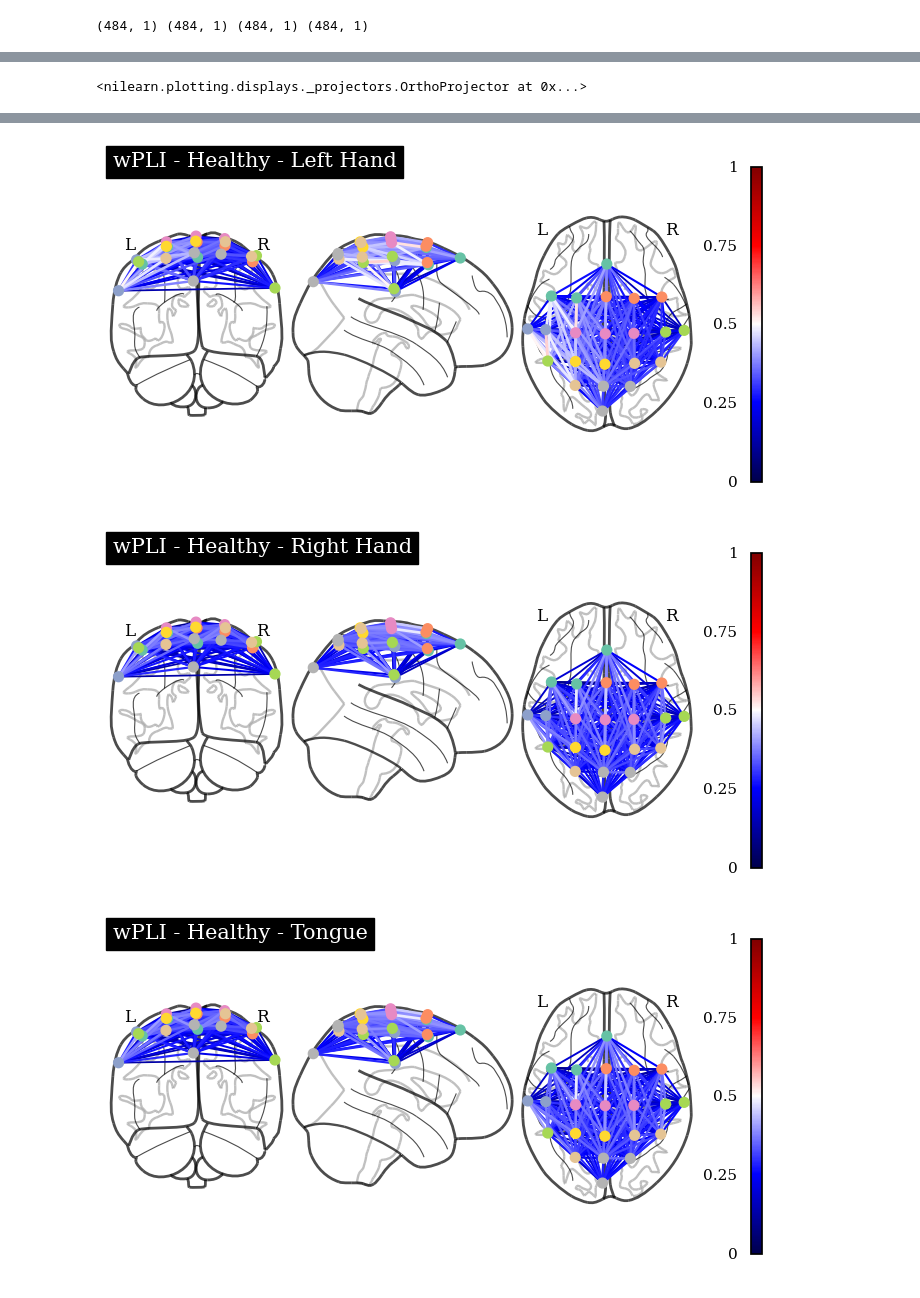
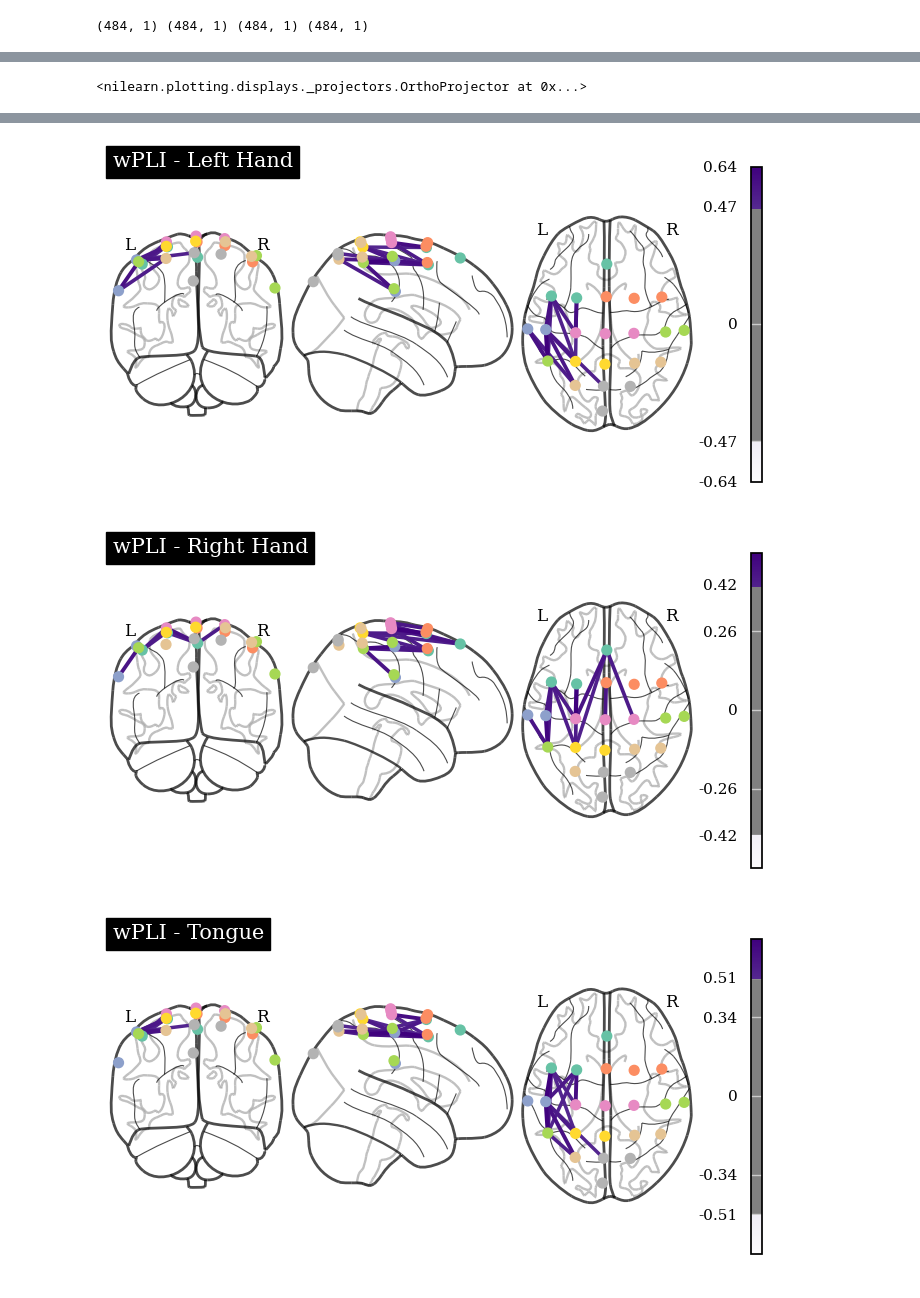
Before and after one commit to MatthewChen37/MATH8803-Final-Project, a Jupyter notebook: DirectedConnectivity.ipynb, the cells around one changed output, grey strips where cells are left out. Saved outputs shown, nothing was run; the diff lists cells and outputs as text; code cells hidden in the pictures.

```diff
--- a/DirectedConnectivity.ipynb
+++ b/DirectedConnectivity.ipynb
@@ -84,3 +85,12 @@ Index(['subject', 'session', 'run'], dtype='object')
 (576, 3)
 <class 'pandas.core.frame.DataFrame'>
 (576, 22, 1001) (576,) <class 'numpy.ndarray'> <class 'numpy.ndarray'> None None
+# %%
+subjects = [1]
+with warnings.catch_warnings(action="ignore"):
+	epochs, y, metadata = paradigm.get_data(dataset=datasetMotorImagery, subjects=subjects, return_epochs=True)
+
+# Plot the sensor locations
+sens_loc = [epochs.info["chs"][k]["loc"][:3] for k in range(len(epochs.info.get_channel_types()))]
+sens_loc = np.array(sens_loc)
+print(sens_loc.shape)
@@ -89,10 +146,10 @@ feet_indices = np.where(y == "feet")[0]
 left_hand_indices = np.where(y == "left_hand")[0]
 right_hand_indices = np.where(y == "right_hand")[0]
 tongue_indices = np.where(y == "tongue")[0]
-X_feet = X[feet_indices, :, :]
-X_left_hand = X[left_hand_indices, :, :]
-X_right_hand = X[right_hand_indices, :, :]
-X_tongue = X[tongue_indices, :, :]
+X_feet = X[feet_indices, :, :300]
+X_left_hand = X[left_hand_indices, :, :300]
+X_right_hand = X[right_hand_indices, :, :300]
+X_tongue = X[tongue_indices, :, :300]
 
 print(X_feet.shape, X_left_hand.shape, X_right_hand.shape, X_tongue.shape)
 # %% [output]
@@ -228,7 +296,7 @@ conn_right_hand_wpli = spectral_connectivity_epochs(
 )
 
 conn_tongue_wpli = spectral_connectivity_epochs(
-	X_right_hand,
+	X_tongue,
 	method="wpli",
 	sfreq=250,
 	fmin=8, # So we get at least 5 cycles
@@ -282,7 +350,7 @@ print((conn_tongue_wpli_np > 0.5).sum())
 # %%
-plotting.plot_connectome(conn_feet_wpli_np_symm, EEG_Locations_list, title="wPLI - Healthy - Feet", edge_cmap = colormaps['seismic'], edge_vmin=0, edge_vmax=1, colorbar=True)
-plotting.plot_connectome(conn_left_hand_wpli_np_symm, EEG_Locations_list, title="wPLI - Healthy - Left Hand", edge_cmap = colormaps['seismic'], edge_vmin=0, edge_vmax=1, colorbar=True)
-plotting.plot_connectome(conn_right_hand_wpli_np_symm, EEG_Locations_list, title="wPLI - Healthy - Right Hand", edge_cmap = colormaps['seismic'], edge_vmin=0, edge_vmax=1, colorbar=True)
-plotting.plot_connectome(conn_tongue_wpli_np_symm, EEG_Locations_list, title="wPLI - Healthy - Tongue", edge_cmap = colormaps['seismic'], edge_vmin=0, edge_vmax=1, colorbar=True)
+plotting.plot_connectome(conn_feet_wpli_np_symm, EEG_Locations_list, title="wPLI - Feet", edge_cmap = colormaps['Purples'], edge_threshold="95%", colorbar=True)
+plotting.plot_connectome(conn_left_hand_wpli_np_symm, EEG_Locations_list, title="wPLI - Left Hand", edge_cmap = colormaps['Purples'], edge_threshold="95%", colorbar=True)
+plotting.plot_connectome(conn_right_hand_wpli_np_symm, EEG_Locations_list, title="wPLI - Right Hand", edge_cmap = colormaps['Purples'], edge_threshold="95%", colorbar=True)
+plotting.plot_connectome(conn_tongue_wpli_np_symm, EEG_Locations_list, title="wPLI - Tongue", edge_cmap = colormaps['Purples'], edge_threshold="95%", colorbar=True)
 # %% [output]
 <nilearn.plotting.displays._projectors.OrthoProjector at 0x...>
@@ -290,6 +358,6 @@ plotting.plot_connectome(conn_tongue_wpli_np_symm, EEG_Locations_list, title="wP
-[figure, old version]
+[figure, new version]
-[figure, old version]
+[figure, new version]
-[figure, old version]
+[figure, new version]
 # %%
 subjects = [1]
 with warnings.catch_warnings(action="ignore"):
```
Also changed, not shown: parts of 27 cells of this notebook, 7 other files.
